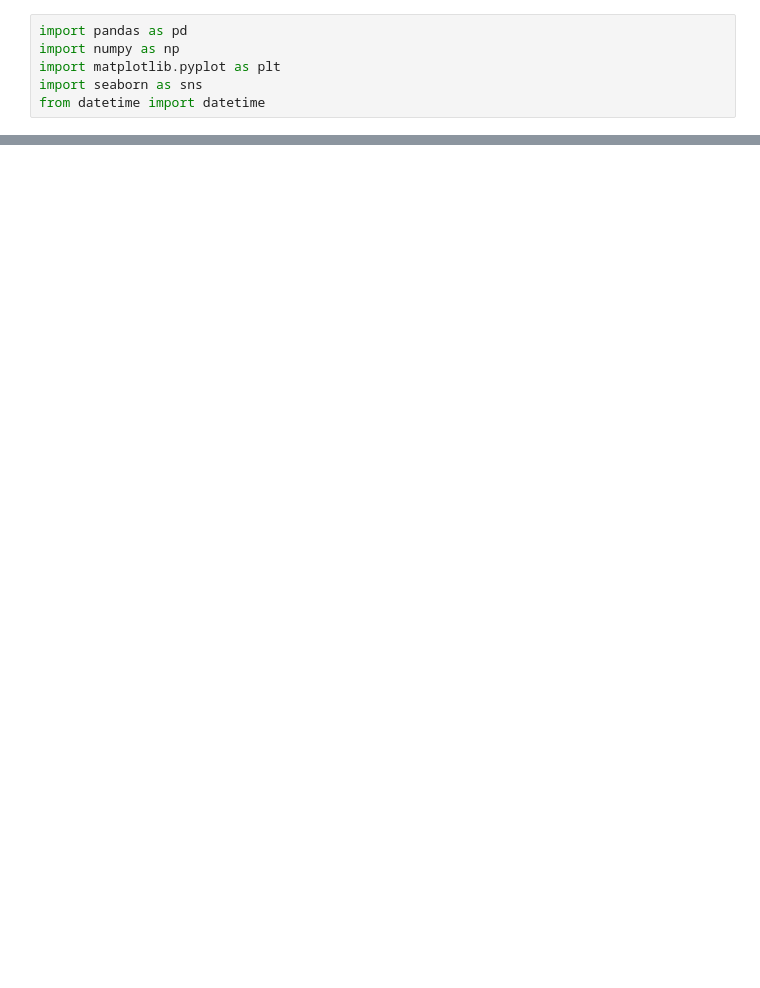
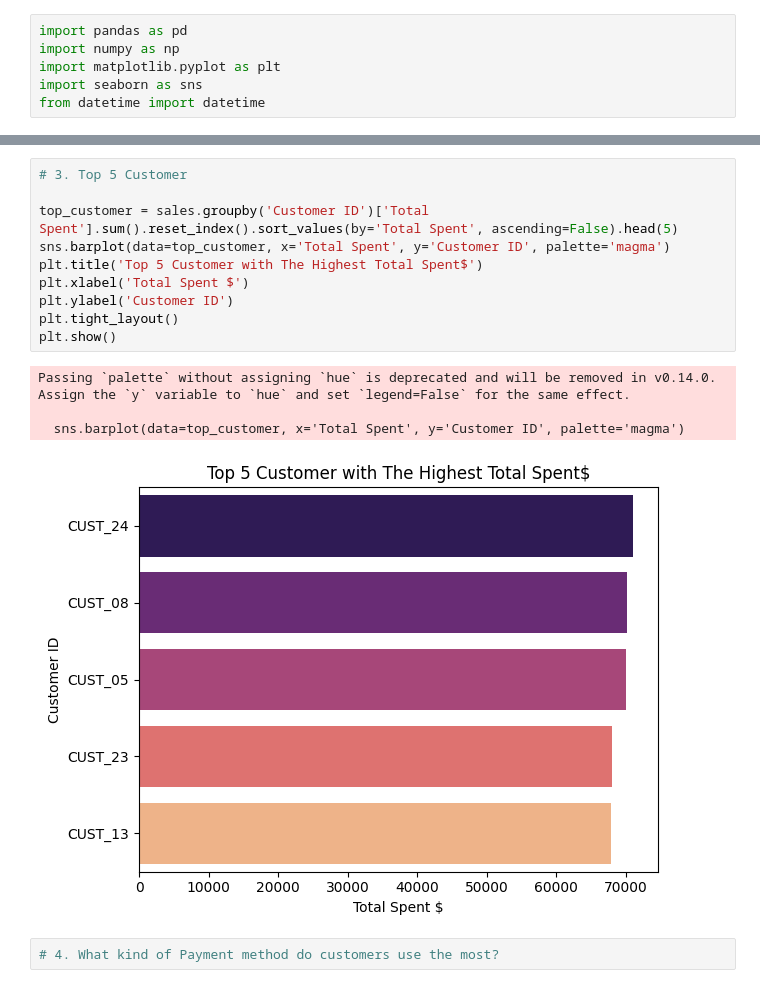
Before and after one commit to cityardhelaalisya/Data-Analyst-Portofolio, a Jupyter notebook: Retail_Store_Sales_Exploratory_Data_Analyst_and_Data_Cleaning.ipynb, the cells around one changed output, grey strips where cells are left out. Saved outputs shown, nothing was run; the diff lists cells and outputs as text; blank space fills up the shorter version.

```diff
--- a/Retail_Store_Sales_Exploratory_Data_Analyst_and_Data_Cleaning.ipynb
+++ b/Retail_Store_Sales_Exploratory_Data_Analyst_and_Data_Cleaning.ipynb
@@ -137,0 +192,17 @@ dtype: int64
+# %%
+# 3. Top 5 Customer
+
+top_customer = sales.groupby('Customer ID')['Total Spent'].sum().reset_index().sort_values(by='Total Spent', ascending=False).head(5)
+sns.barplot(data=top_customer, x='Total Spent', y='Customer ID', palette='magma')
+plt.title('Top 5 Customer with The Highest Total Spent$')
+plt.xlabel('Total Spent $')
+plt.ylabel('Customer ID')
+plt.tight_layout()
+plt.show()
+# %% [output]
+Passing `palette` without assigning `hue` is deprecated and will be removed in v0.14.0. Assign the `y` variable to `hue` and set `legend=False` for the same effect.
+
+  sns.barplot(data=top_customer, x='Total Spent', y='Customer ID', palette='magma')
+[figure, added]
+# %%
+# 4. What kind of Payment method do customers use the most?
```
Also changed, not shown: parts of 10 cells of this notebook.
